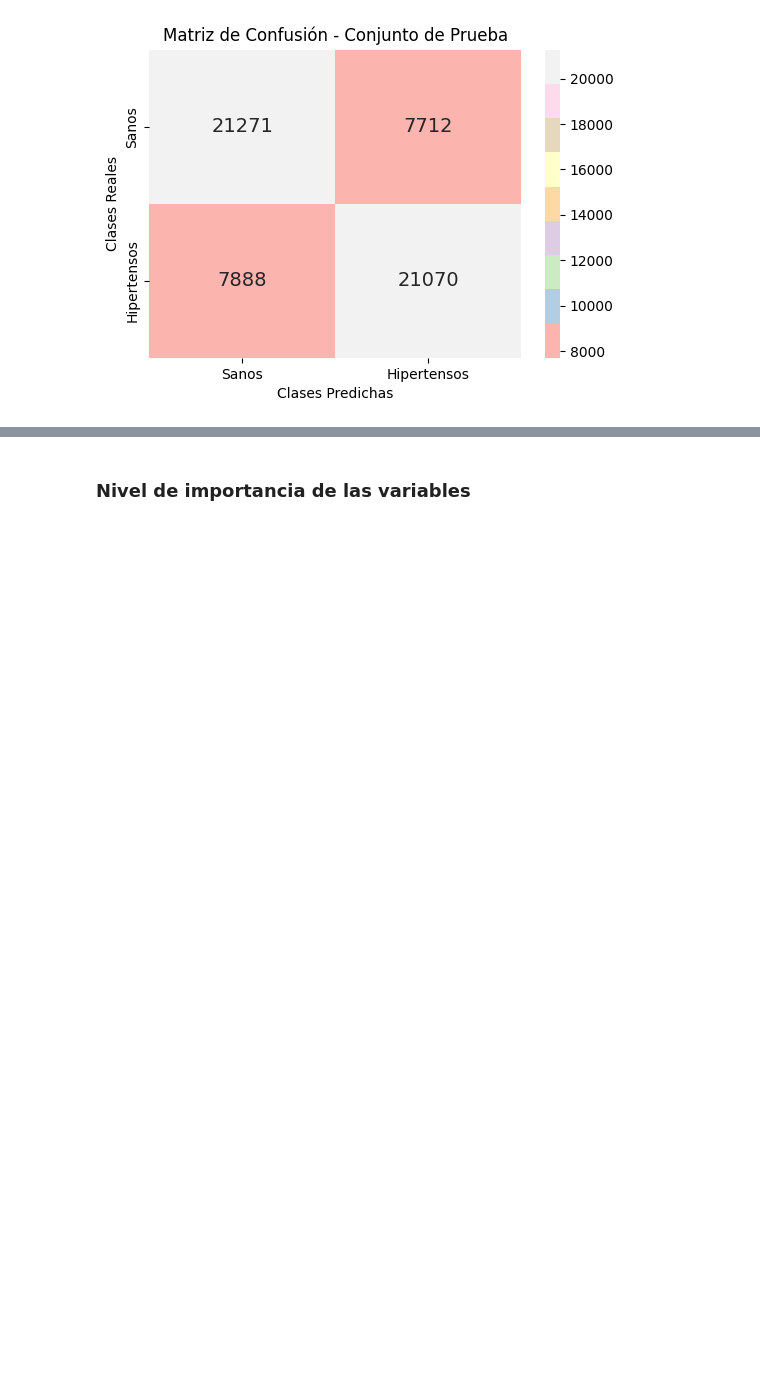
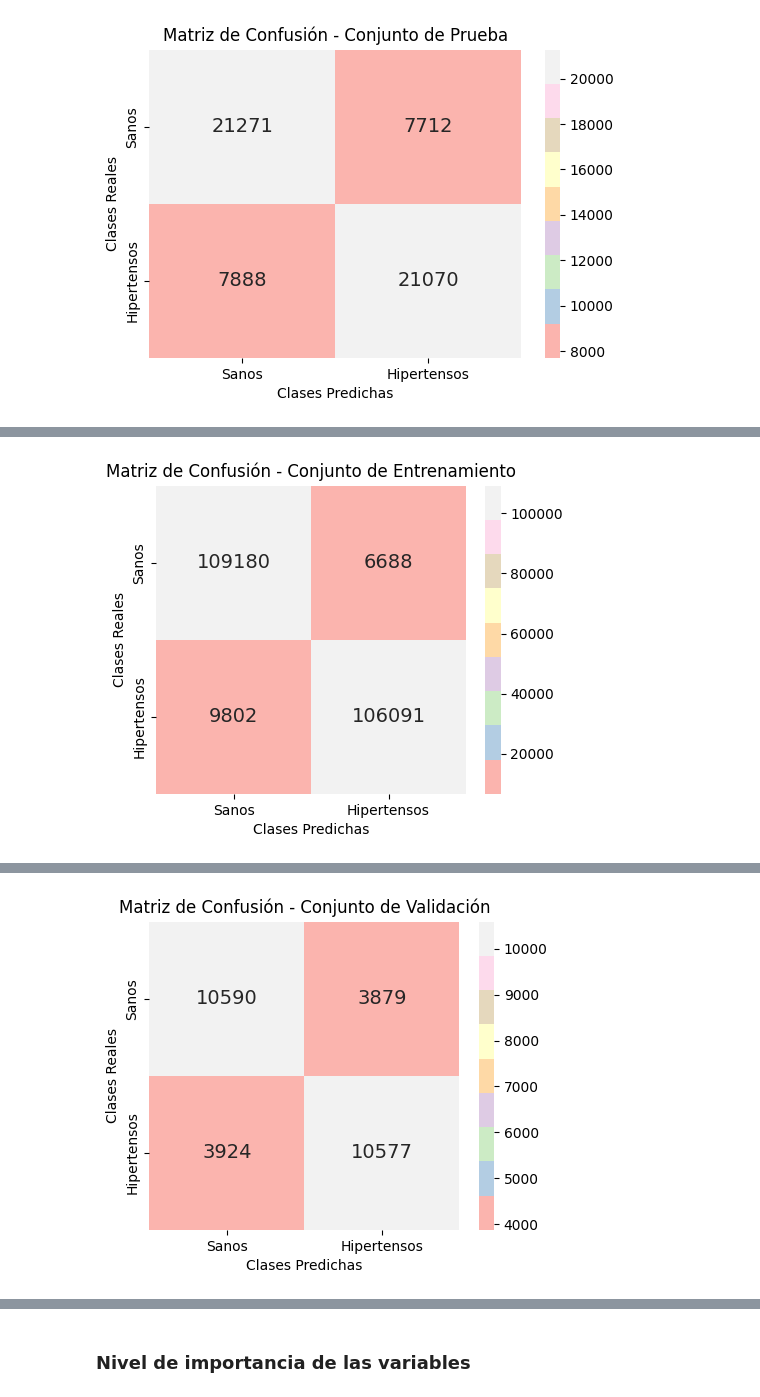
Before and after one commit to GAMM95/PrediHipertension, a Jupyter notebook: dataset/hypertension_model.ipynb, the cells around one changed output, grey strips where cells are left out. Cells and saved outputs as stored; diff of their text form; code cells hidden in the pictures; blank space fills up the shorter version.

```diff
--- a/dataset/hypertension_model.ipynb
+++ b/dataset/hypertension_model.ipynb
@@ -594,3 +594,78 @@ Precisión: 0.732
 Recall: 0.728
 Puntuación F1: 0.73
 [figure]
+# %%
+from sklearn.model_selection import train_test_split
+from sklearn.ensemble import RandomForestClassifier
+from sklearn.metrics import accuracy_score, precision_score, recall_score, f1_score, confusion_matrix
+import matplotlib.pyplot as plt
+import seaborn as sns
+
+# División de los datos en conjunto de entrenamiento (80%), conjunto de validación (10%) y conjunto de pruebas (10%)
+x_train, x_temp, y_train, y_temp = train_test_split(x_sm, y_sm, test_size=0.20, random_state=42)
+x_val, x_test, y_val, y_test = train_test_split(x_temp, y_temp, test_size=0.50, random_state=42)
+
+# Entrenamiento del modelo
+model_rf = RandomForestClassifier(random_state=42)
+model_rf.fit(x_train, y_train)
+
+# Métricas de rendimiento en el conjunto de datos de entrenamiento
+exactitud_entrenamiento = round(accuracy_score(y_train, model_rf.predict(x_train)), 3)
+precision_entrenamiento = round(precision_score(y_train, model_rf.predict(x_train)), 3)
+recall_entrenamiento = round(recall_score(y_train, model_rf.predict(x_train)), 3)
+f1_entrenamiento = round(f1_score(y_train, model_rf.predict(x_train)), 3)
+confusion_mat_train = confusion_matrix(y_train, model_rf.predict(x_train))
+
+# Métricas de rendimiento en el conjunto de datos de validación
+exactitud_validacion = round(accuracy_score(y_val, model_rf.predict(x_val)), 3)
+precision_validacion = round(precision_score(y_val, model_rf.predict(x_val)), 3)
+recall_validacion = round(recall_score(y_val, model_rf.predict(x_val)), 3)
+f1_validacion = round(f1_score(y_val, model_rf.predict(x_val)), 3)
+confusion_mat_val = confusion_matrix(y_val, model_rf.predict(x_val))
+
+# Métricas de rendimiento en el conjunto de datos de pruebas
+exactitud_prueba = round(accuracy_score(y_test, model_rf.predict(x_test)), 3)
+precision_prueba = round(precision_score(y_test, model_rf.predict(x_test)), 3)
+recall_prueba = round(recall_score(y_test, model_rf.predict(x_test)), 3)
+f1_prueba = round(f1_score(y_test, model_rf.predict(x_test)), 3)
+confusion_mat_test = confusion_matrix(y_test, model_rf.predict(x_test))
+
+# Función para graficar matriz de confusión
+def plot_confusion_matrix(confusion_matrix, classes, title):
+    plt.figure(figsize=(5, 4))
+    sns.heatmap(confusion_matrix, annot=True, cmap='Pastel1', fmt='g', annot_kws={"size": 14}, xticklabels=classes, yticklabels=classes)
+    plt.xlabel('Clases Predichas')
+    plt.ylabel('Clases Reales')
+    plt.title(title)
+    plt.show()
+
+# Imprimir resultados para el conjunto de entrenamiento
+print("\nResultados para el conjunto de entrenamiento:")
+print("Exactitud:", exactitud_entrenamiento)
+print("Precisión:", precision_entrenamiento)
+print("Recall:", recall_entrenamiento)
+print("Puntuación F1:", f1_entrenamiento)
+
+# Graficar matriz de confusión para el conjunto de entrenamiento
+plot_confusion_matrix(confusion_mat_train, classes=['Sanos', 'Hipertensos'], title='Matriz de Confusión - Conjunto de Entrenamiento')
+
+# Imprimir resultados para el conjunto de validación
+print("\nResultados para el conjunto de validación:")
+print("Exactitud:", exactitud_validacion)
+print("Precisión:", precision_validacion)
+print("Recall:", recall_validacion)
+print("Puntuación F1:", f1_validacion)
+
+# Graficar matriz de confusión para el conjunto de validación
+plot_confusion_matrix(confusion_mat_val, classes=['Sanos', 'Hipertensos'], title='Matriz de Confusión - Conjunto de Validación')
+
+# Imprimir resultados para el conjunto de pruebas
+print("\nResultados para el conjunto de pruebas:")
+print("Exactitud:", exactitud_prueba)
+print("Precisión:", precision_prueba)
+print("Recall:", recall_prueba)
+print("Puntuación F1:", f1_prueba)
+
+# Graficar matriz de confusión para el conjunto de pruebas
+plot_confusion_matrix(confusion_mat_test, classes=['Sanos', 'Hipertensos'], title='Matriz de Confusión - Conjunto de Pruebas')
+# %% [output]
@@ -596,0 +677 @@ Puntuación F1: 0.73
+[figure, added]
@@ -596,0 +683 @@ Puntuación F1: 0.73
+[figure, added]
```
Also changed, not shown: parts of 6 cells of this notebook, 4 other files.
